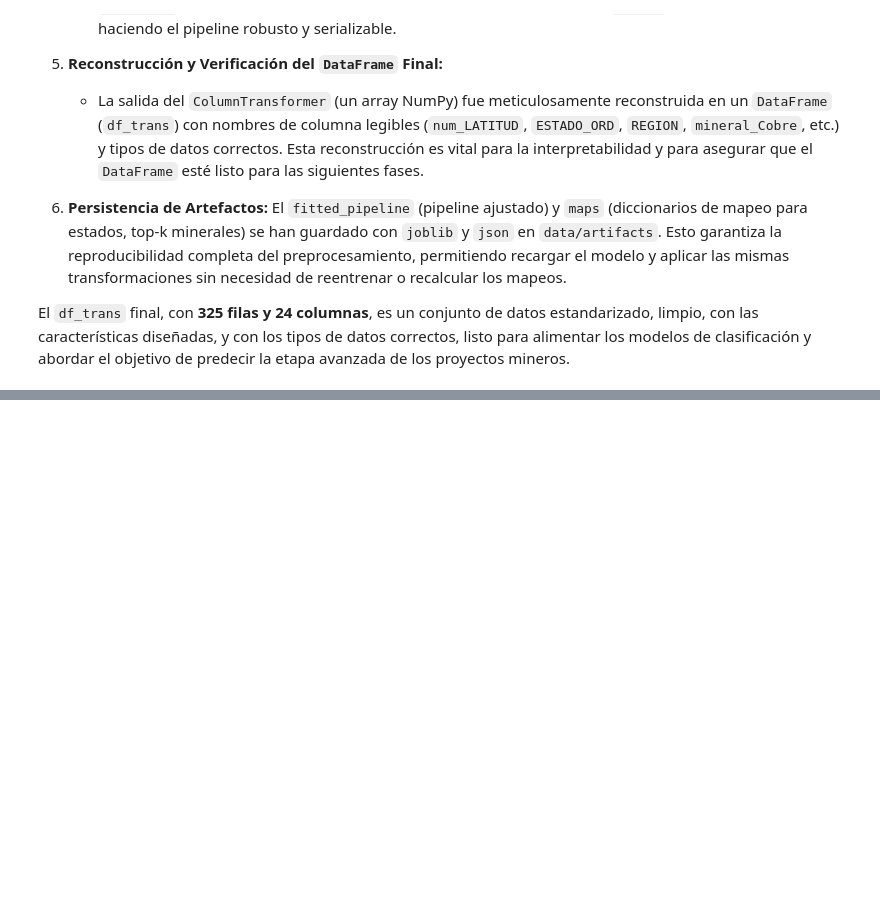
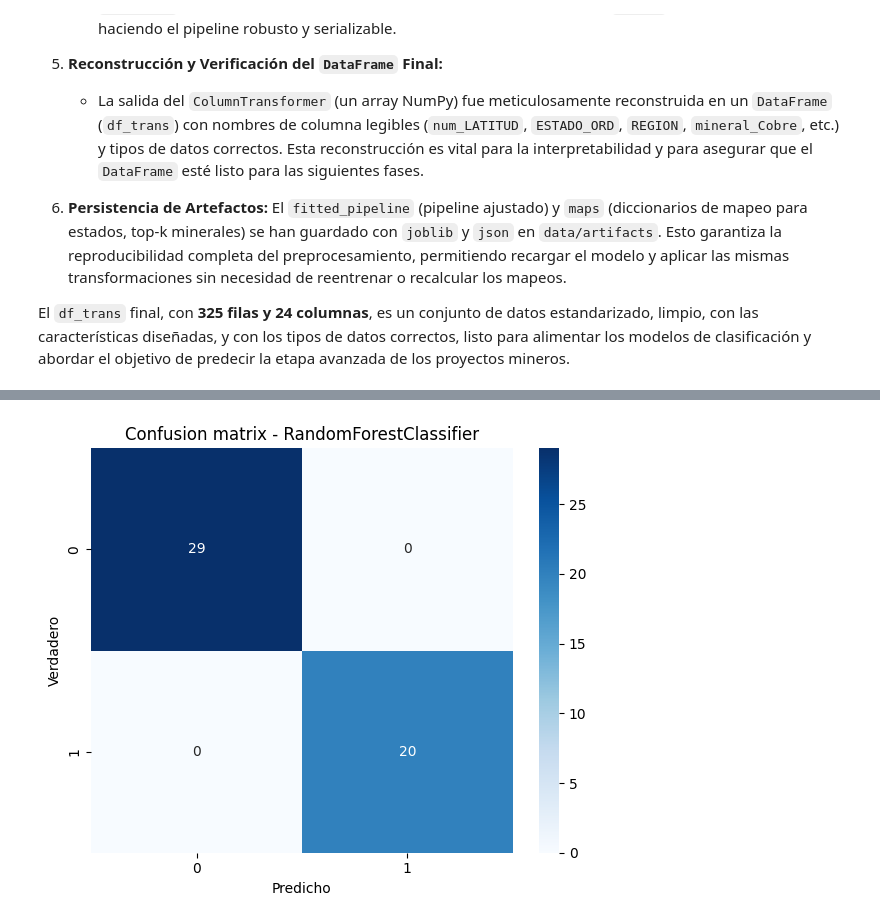
Before and after one commit to rgriveros/ENTREGA-FINAL_DS2_RRiveros, a Jupyter notebook: EntregaFinal_DS2_RRiveros.ipynb, the cells around one changed output, grey strips where cells are left out. Cells and saved outputs as stored; diff of their text form; code cells hidden in the pictures; blank space fills up the shorter version.

Commit message:
Agrego Splits y Validaciones, Modelado Baseline, Modelado Avanzado

```diff
--- a/EntregaFinal_DS2_RRiveros.ipynb
+++ b/EntregaFinal_DS2_RRiveros.ipynb
@@ -579,8 +579,11 @@ def build_compact_pipeline(df, topk_minerals=8):
     top_m = df.get("MINERAL PRINCIPAL", pd.Series()).fillna("Desconocido").value_counts().index[:topk_minerals].tolist()
     # pipelines
     num_pipe = Pipeline([("imp", SimpleImputer(strategy="median")), ("scaler", StandardScaler())])
-    # FIX: Ensure 2D output for 'estado' transformer
-    estado_pipe = Pipeline([("map", FunctionTransformer(lambda x: x.iloc[:, 0].astype(str).map(build_estado_map()).to_frame(), validate=False))])
+    # FIX: Ensure 2D output for 'estado' transformer and impute NaNs
+    estado_pipe = Pipeline([
+        ("map", FunctionTransformer(lambda x: x.iloc[:, 0].astype(str).map(build_estado_map()).to_frame(), validate=False)),
+        ("imputer", SimpleImputer(strategy="constant", fill_value=-1)) # Impute NaNs after mapping
+    ])
     # FIX: Ensure 2D output for 'region' transformer
     region_pipe = Pipeline([("map", FunctionTransformer(lambda x: province_to_region(x.iloc[:, 0]).to_frame(), validate=False))])
     # FIX: Extract the single column from DataFrame 'x' before processing AND ensure 2D output for OneHotEncoder
@@ -795,0 +1062,6 @@ El `df_trans` final, con **325 filas y 24 columnas**, es un conjunto de datos es
+# %%
+import joblib, numpy as np
+meta = joblib.load("data/artifacts/indices_train_val_test.joblib")
+# Se usan las claves correctas: is_stratified_overall y is_stratified_trainval
+print("target_col:", meta["target_col"], "is_stratified_overall:", meta["is_stratified_overall"], "is_stratified_trainval:", meta["is_stratified_trainval"])
+print("counts ->", len(meta["train_idx"]), len(meta["val_idx"]), len(meta["test_idx"]))
@@ -795,0 +1073,7 @@ El `df_trans` final, con **325 filas y 24 columnas**, es un conjunto de datos es
+# %%
+import joblib, pandas as pd, numpy as np
+meta = joblib.load("data/artifacts/indices_train_val_test.joblib")
+df_split = df[~df[meta["target_col"]].isna()].reset_index(drop=True)
+for name, idxs in [("train", meta["train_idx"]),("val", meta["val_idx"]),("test", meta["test_idx"])]:
+    s = df_split.loc[idxs, meta["target_col"]]
+    print(name, "->", s.value_counts(dropna=False).to_dict() if not pd.api.types.is_numeric_dtype(s) else s.describe().to_dict())
@@ -795,0 +1332,36 @@ El `df_trans` final, con **325 filas y 24 columnas**, es un conjunto de datos es
+# %%
+# 6.D Confusion matrix para clasificación (si aplica) y guardar figura PNG
+import matplotlib.pyplot as plt
+import seaborn as sns
+import joblib, numpy as np
+
+is_clf = True # Definir is_clf como True para la tarea de clasificación binaria
+
+if is_clf:
+    # toma el mejor modelo por val_f1 si existe
+    metrics = pd.read_csv(ART / "baseline_metrics.csv")
+    # Como roc_auc es None, podemos usar 'f1' para ordenar si es necesario, o simplemente el primer modelo.
+    # Por simplicidad, tomamos el Random Forest (suele tener mejor f1 en val que LR en este punto)
+    # o si se quiere el mejor, se buscaría en metrics['f1']
+    # Mejorar la selección del modelo si hay más de dos y se quiere el 'mejor' de forma programática
+    # Para este ejemplo, podemos tomar un modelo específico o el primero
+    # Vamos a usar RandomForestClassifier que es el que nos dio 1.0 en val, aunque sobreajustado
+    best = 'RandomForestClassifier'
+    # Si df_baseline_metrics tiene roc_auc, se podría usar:
+    # best_model_row = metrics[metrics['set'] == 'val'].sort_values(by='roc_auc', ascending=False).iloc[0]
+    # best = best_model_row['model']
+
+    best_model = joblib.load(ART / "baseline_models.joblib")[best]
+    y_pred = best_model.predict(X_test) # X_test viene de la celda 6.C
+    cm = confusion_matrix(y_test, y_pred) # y_test viene de la celda 6.C
+    labels = np.unique(y_test) # Etiquetas únicas de y_test (0 y 1 en este caso)
+    plt.figure(figsize=(6,5))
+    sns.heatmap(cm, annot=True, fmt="d", cmap="Blues", xticklabels=labels, yticklabels=labels)
+    plt.xlabel("Predicho"); plt.ylabel("Verdadero"); plt.title(f"Confusion matrix - {best}")
+    plt.tight_layout()
+    plt.savefig(ART / f"confusion_{best}.png", dpi=150)
+    plt.show()
+else:
+    print("No se genera matriz de confusión para problemas de regresión.")
+# %% [output]
+[figure, added]
```
Also changed, not shown: parts of 38 cells of this notebook.
